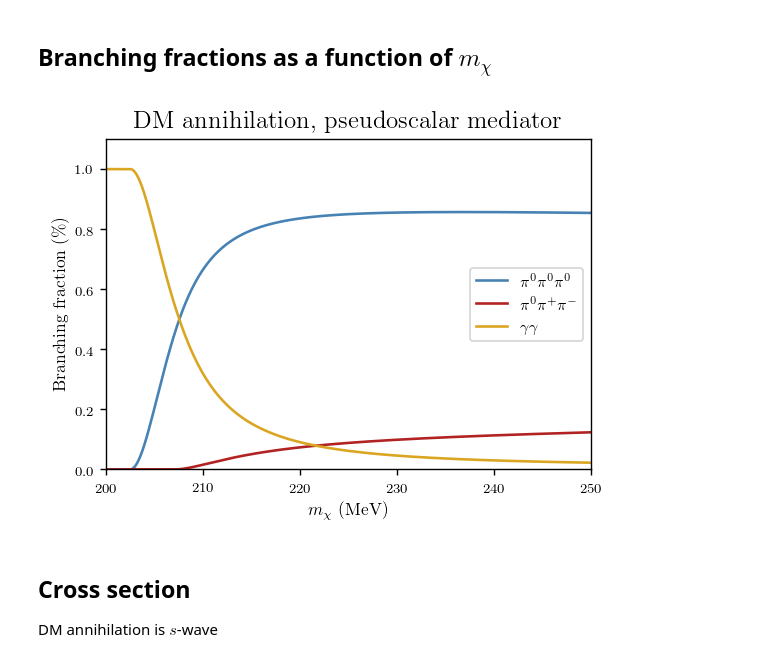
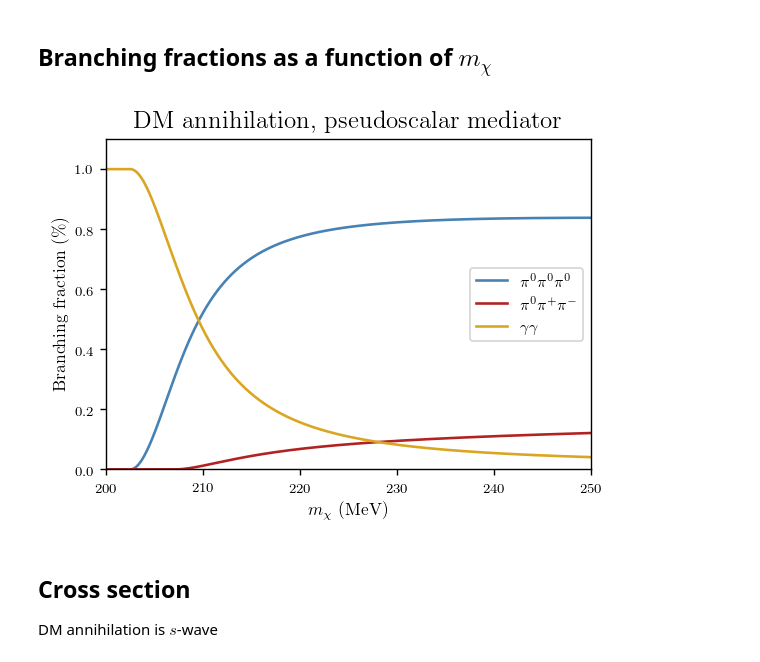
Before and after one commit to LoganAMorrison/Hazma, a Jupyter notebook: tutorials/pseudoscalar_mediator_branching_fractions.ipynb, the cells around one changed output. Cells and saved outputs as stored; diff of their text form; code cells hidden in the pictures.

```diff
--- a/tutorials/pseudoscalar_mediator_branching_fractions.ipynb
+++ b/tutorials/pseudoscalar_mediator_branching_fractions.ipynb
@@ -38,43 +39,42 @@ mpi0, mpi0 (shifted) =  134.9766 134.97659997670178
 mx_min, mx_max, n_mxs = 200., 250, 500
 mxs = np.logspace(np.log10(mx_min), np.log10(mx_max), n_mxs)
 
-psm = PseudoScalarMFV(mx=200., mp=1e3, gpxx=1., gpqq=1., gpll=0., gpGG=3., gpFF=2./3.)
-# psm = PseudoScalarMediator(mx=200., mp=1e3, gpxx=1., gpuu=muq/vh, gpdd=mdq/vh, gpss=0., gpee=0., gpmumu=0., gpGG=1., gpFF=0.)
-# psm = PseudoScalarMediator(mx=200., mp=1e3, gpxx=1., gpuu=-muq/vh, gpdd=-mdq/vh, gpss=0., gpee=0., gpmumu=0., gpGG=1., gpFF=0.)
+# psm = PseudoScalarMFV(mx=200., mp=1e3, gpxx=1., gpqq=1., gpll=0., gpGG=3., gpFF=2./3.)
+psm = PseudoScalarMediator(mx=200., mp=1e3, gpxx=1., gpuu=muq/vh, gpdd=-mdq/vh, gpss=-msq/vh, gpee=0., gpmumu=0., gpGG=0., gpFF=0.)
 
 vx_mw = 1.0e-3  # approximate DM velocity in Milky Way halo
 
 bfs_varying_gs = {}
 
 # Compute branching fractions for different couplings
 bfs_raw = []
 for mx in mxs:
     psm.mx = mx
     e_cm = 2. * psm.mx * (1. + 0.5 * vx_mw**2)
     bfs_raw.append(psm.branching_fractions(e_cm))
 
 bfs = {fs: [bf[fs] for bf in bfs_raw] for fs in psm.list_final_states()}
 
 ### Make the plot
 plt.figure(figsize=(5, 3.5))
 
 for fs, bf_list in bfs.iteritems():
     if fs in ["g g", "pi0 pi0 pi0", "pi0 pi pi"]:
 #     if fs not in ["p p"]:
         plt.plot(mxs, bf_list, label=get_tex_label(fs))
 
 # plt.xscale("log")
 # plt.yscale("log")
 plt.title("DM annihilation, pseudoscalar mediator")
 plt.xlabel(r"$m_\chi$ (MeV)")
 plt.ylabel("Branching fraction (\%)")
 plt.legend()
 plt.xlim(mxs[[0, -1]])
 plt.ylim(0, 1.1)
 
 plt.savefig("figures/pseudoscalar_branching_fractions_mfv.pdf")
 # %% [output]
-[figure, old version]
+[figure, new version]
 # %% [markdown]
 ## Cross section
 DM annihilation is $s$-wave
```
Also changed, not shown: parts of 1 cell of this notebook, 4 other files.
